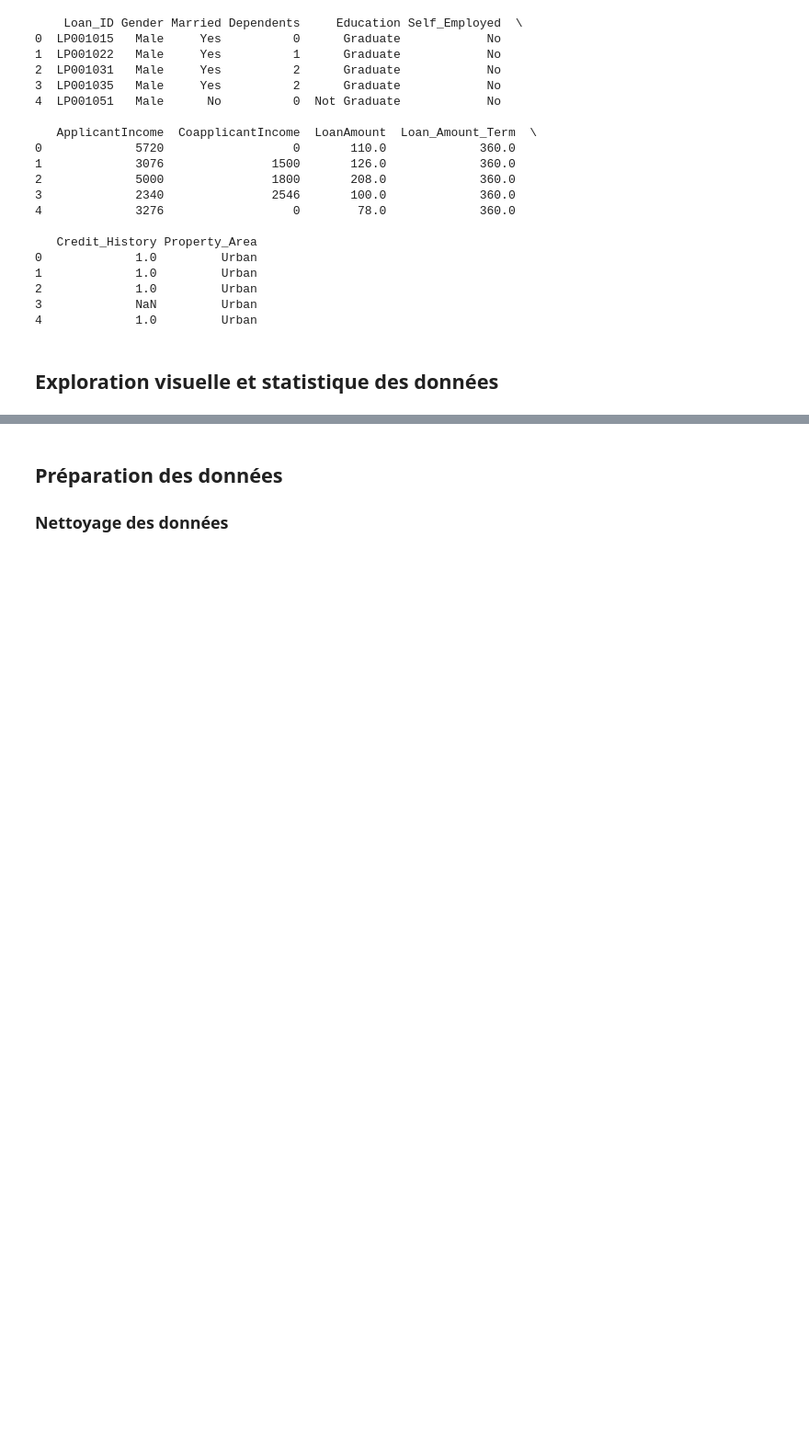
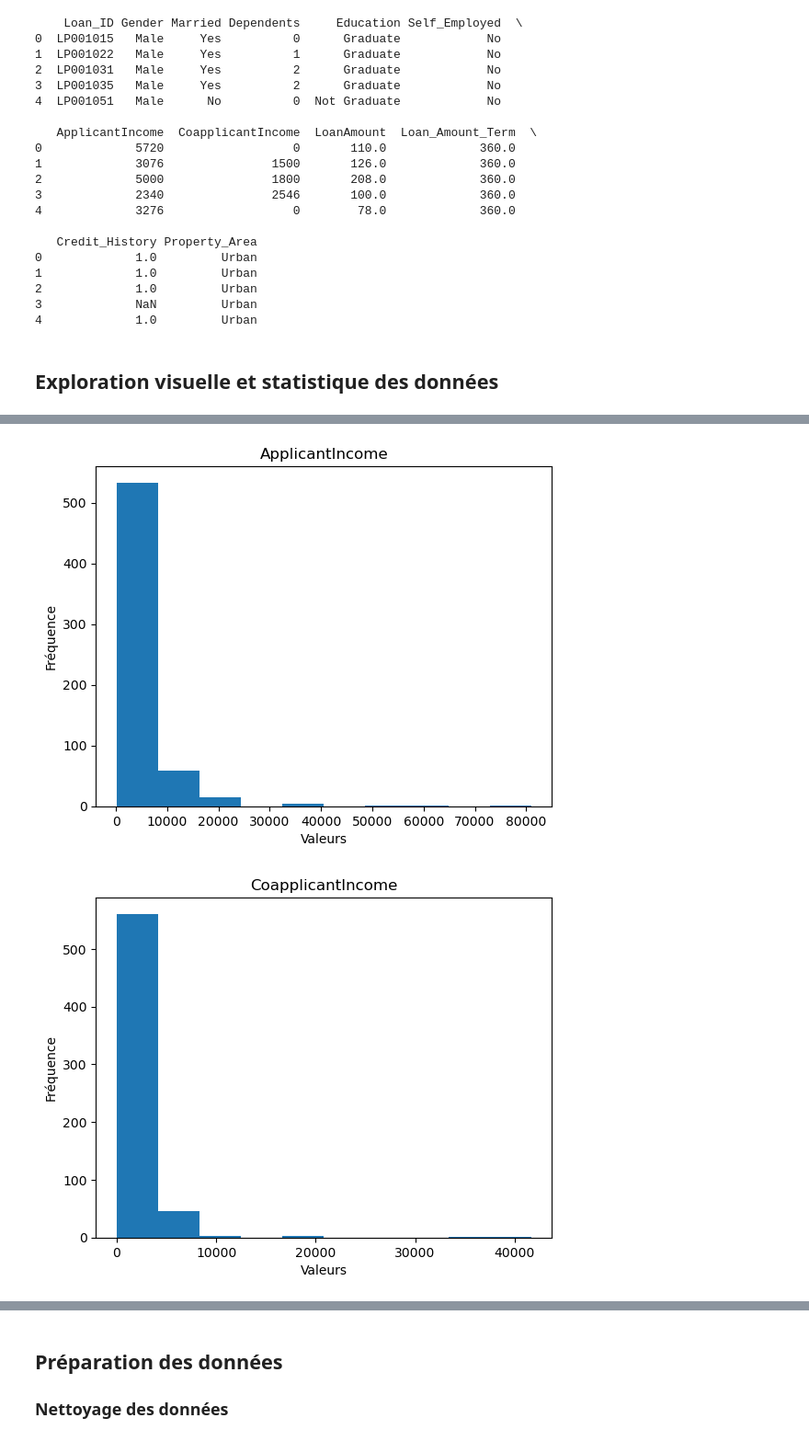
Before and after one commit to zinebyal/Projet2_Techniques_Apprentissage, a Jupyter notebook: loan_prediction_project.ipynb, the cells around one changed output, grey strips where cells are left out. Shown at 92% size. Saved outputs shown, nothing was run; the diff lists cells and outputs as text; code cells hidden in the pictures; blank space fills up the shorter version.

```diff
--- a/loan_prediction_project.ipynb
+++ b/loan_prediction_project.ipynb
@@ -97,0 +98,15 @@ for feature in categorical_features:
+# %%
+import matplotlib.pyplot as plt
+
+  # Sélectionner uniquement les colonnes numériques
+loan_num = train_data.select_dtypes(include=[np.number])
+
+for i in loan_num.columns:
+    plt.hist(loan_num[i])
+    plt.title(i)
+    plt.xlabel('Valeurs')
+    plt.ylabel('Fréquence')
+    plt.show()
+# %% [output]
+[figure, added]
+[figure, added]
```
Also changed, not shown: parts of 8 cells of this notebook.
